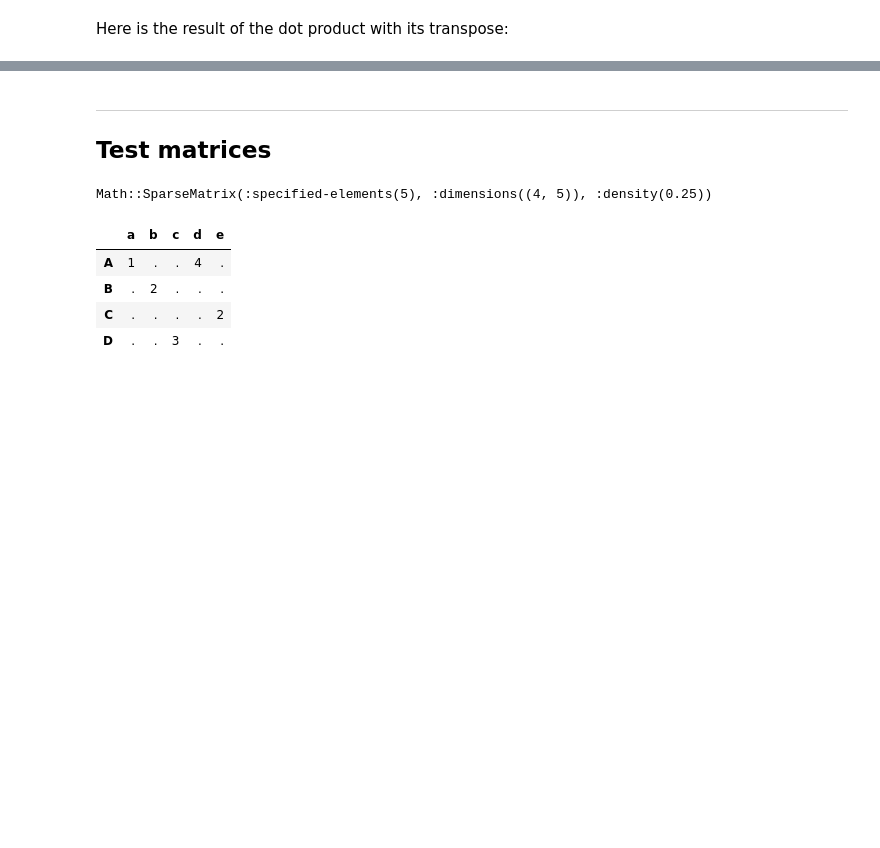
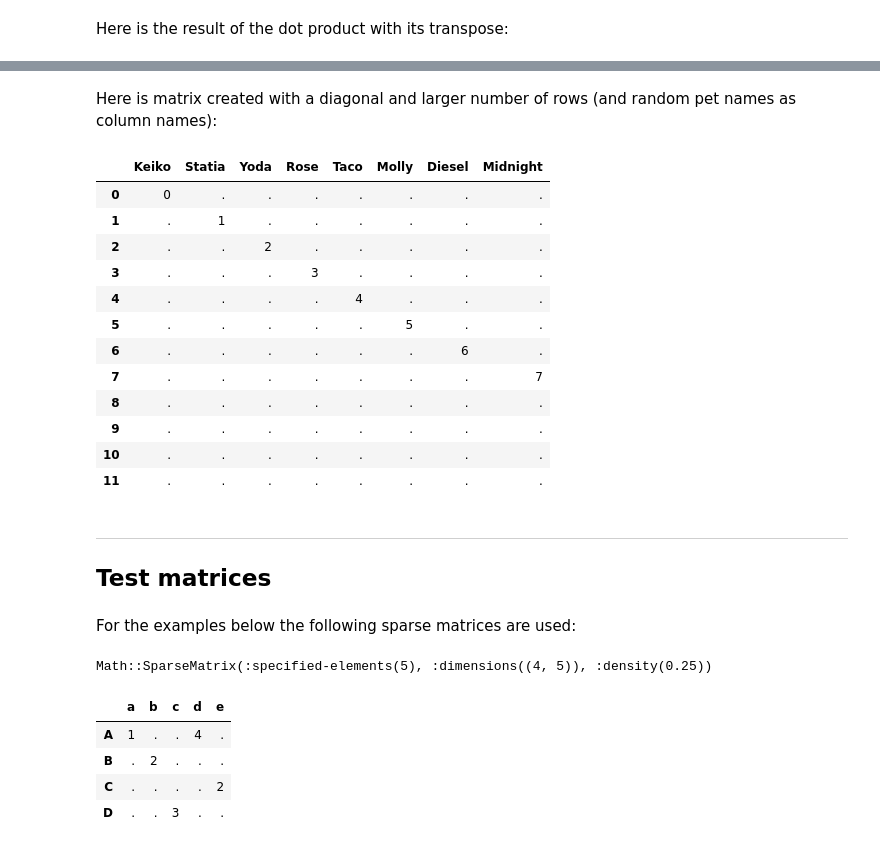
Before and after one commit to antononcube/Raku-Math-SparseMatrix, a Jupyter notebook: docs/Basic-examples.ipynb, the cells around one changed output, grey strips where cells are left out. Cells and saved outputs as stored; diff of their text form; code cells hidden in the pictures; blank space fills up the shorter version.

Commit message:
docs:Better basic examples documentation.

```diff
--- a/docs/Basic-examples.ipynb
+++ b/docs/Basic-examples.ipynb
@@ -109,7 +136,29 @@ $matrix2.dot($matrix2.transpose).to-html
+# %% [markdown]
+Here is matrix created with a diagonal and larger number of rows (and random pet names as column names):
+# %%
+#%html
+Math::SparseMatrix.new(diagonal => ^8, :12nrow, column-names => random-pet-name(8))
+==> {.round(0.01).to-html}()
+# %% [output]
+|  | Keiko | Statia | Yoda | Rose | Taco | Molly | Diesel | Midnight |
+| 0 | 0 | . | . | . | . | . | . | . |
+| 1 | . | 1 | . | . | . | . | . | . |
+| 2 | . | . | 2 | . | . | . | . | . |
+| 3 | . | . | . | 3 | . | . | . | . |
+| 4 | . | . | . | . | 4 | . | . | . |
+| 5 | . | . | . | . | . | 5 | . | . |
+| 6 | . | . | . | . | . | . | 6 | . |
+| 7 | . | . | . | . | . | . | . | 7 |
+| 8 | . | . | . | . | . | . | . | . |
+| 9 | . | . | . | . | . | . | . | . |
+| 10 | . | . | . | . | . | . | . | . |
+| 11 | . | . | . | . | . | . | . | . |
 # %% [markdown]
 -----
 
 ## Test matrices
+# %% [markdown]
+For the examples below the following sparse matrices are used:
 # %%
 my $rmatCore = Math::SparseMatrix::CSR.new(rules => [[0, 0] => 1, [1, 1] => 2, [3, 2] => 3, [0, 3] => 4, [2, 4] => 2]);
 
```
Also changed, not shown: parts of 13 cells of this notebook.
